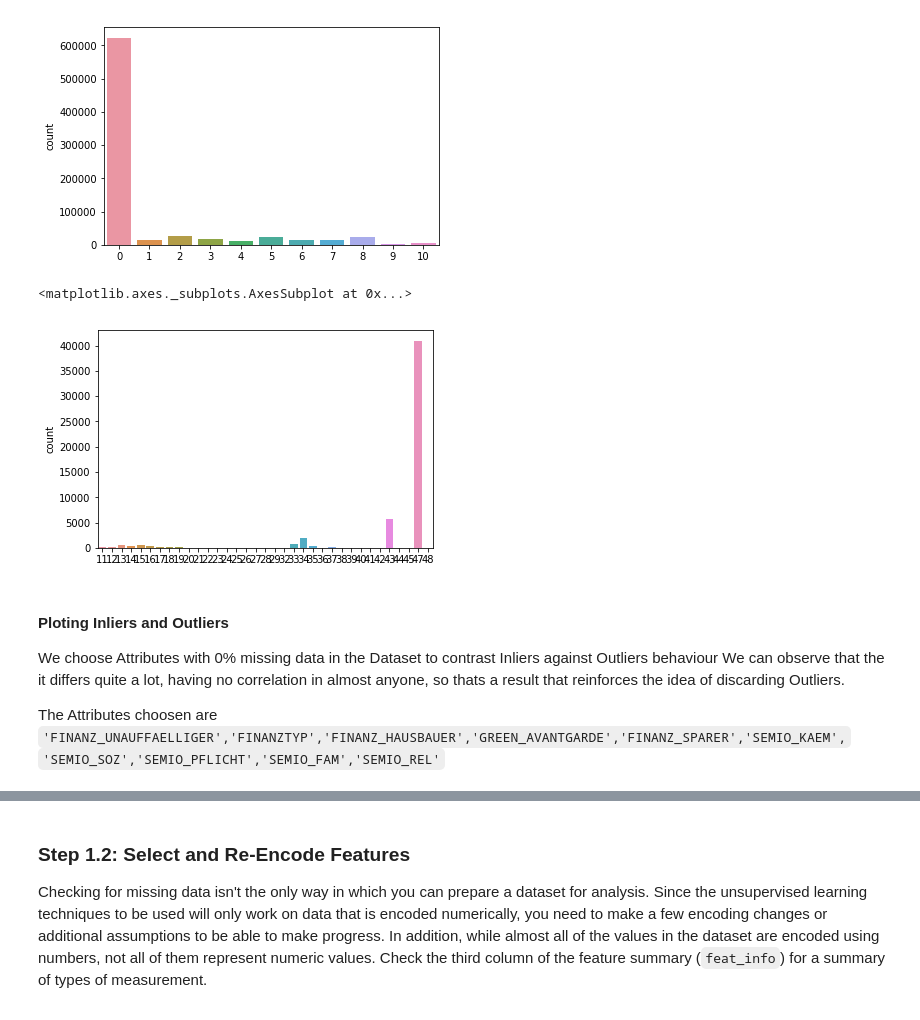
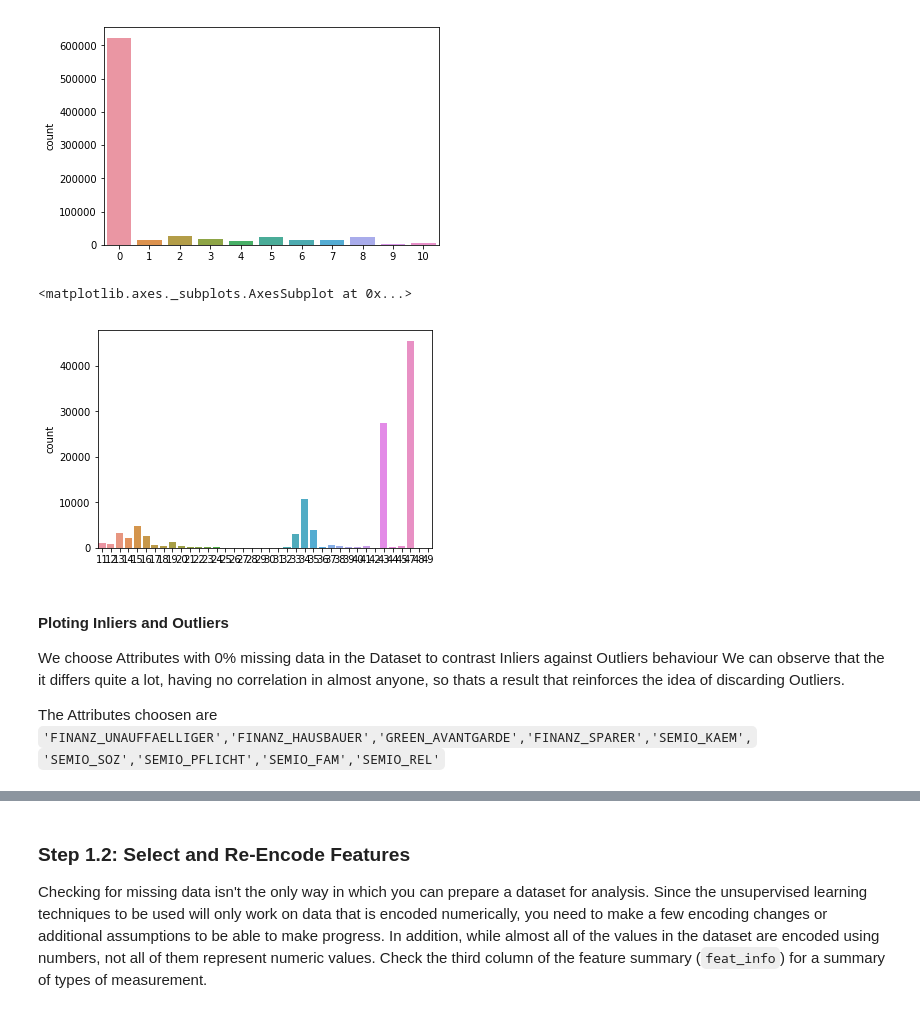
Before and after one commit to jackgara/identify_customer_segments, a Jupyter notebook: Identify_Customer_Segments.ipynb, the cells around one changed output, grey strips where cells are left out. Saved outputs shown, nothing was run; the diff lists cells and outputs as text; code cells hidden in the pictures.

```diff
--- a/Identify_Customer_Segments.ipynb
+++ b/Identify_Customer_Segments.ipynb
@@ -102,10 +97,10 @@ azdias.describe()
 8 rows × 81 columns
 # %%
 # check colums with all null or nan
-nan = azdias.isnull().all()
+nan = _azdias.isnull().all()
 print(nan.any()) # False ok, no column has all rows null
 
-nan = azdias.isnull().all()
+nan = _azdias.isnull().all()
 print(nan.any()) # False ok, no column has all rows null
 # %% [output]
 False
@@ -222,7 +217,7 @@ def get_missing_codes(attr, df):
     string = df.loc[df.attribute == attr].missing_or_unknown.iloc[0] #Serie index
     return parse_misses(string)
 # %%
-def populate_nans(df,missing,verbose=False):
+def populate_nans(df,feat_info,verbose=False):
     '''
     It maps unknown/missing values by column and transform them to nan values.
 
@@ -232,7 +227,7 @@ def populate_nans(df,missing,verbose=False):
 
     # Looping through columns with unkown values:
     for i,att in enumerate(df.columns):
-        miss = get_missing_codes(att,missing)
+        miss = get_missing_codes(att,feat_info)
         if verbose:
             print("Replacing {} to NaN in Attribute {}".format(miss, att))
         else:
@@ -260,6 +253,6 @@ From now on use <b>`_azdias` </b>to show the analytical process, and keep <b>`az
 # %%
-_azdias = populate_nans(azdias, feat_info, verbose=True)
-az_post_nans = get_nan_means(azdias)
+_azdias = populate_nans(_azdias, feat_info, verbose=True)
+az_post_nans = get_nan_means(_azdias)
 # %% [output]
 Replacing unknown/missing codes with NANs ........please wait
 Replacing ['-1', '0'] to NaN in Attribute AGER_TYP
@@ -449,9 +442,9 @@ def split_outliers(df,threshold=10):
 
     return df, outliers
 # %%
-_azdias, outliers = split_outliers(azdias)
-# print(azdias.shape)
-# print(outliers.shape)
+_azdias, _az_outliers = split_outliers(_azdias)
+# print(_azdias.shape)
+# print(_az_outliers.shape)
 # %% [output]
 Removing 111068 outliers rows from df
 Remaining 780153 rows on df
@@ -493,17 +463,17 @@ sns.countplot(_azdias.isnull().sum(axis=1))
 <matplotlib.axes._subplots.AxesSubplot at 0x...>
 [figure]
 # %%
-sns.countplot(outliers.isnull().sum(axis=1))
+sns.countplot(_az_outliers.isnull().sum(axis=1))
 # %% [output]
 <matplotlib.axes._subplots.AxesSubplot at 0x...>
-[figure, old version]
+[figure, new version]
 # %% [markdown]
 #### Ploting Inliers and Outliers
 
 We choose Attributes with 0% missing data in the Dataset to contrast Inliers against Outliers behaviour
 We can observe that the it differs quite a lot, having no correlation in almost anyone, so thats a result that reinforces the idea of discarding Outliers.
 
-The Attributes choosen are  `'FINANZ_UNAUFFAELLIGER','FINANZTYP','FINANZ_HAUSBAUER','GREEN_AVANTGARDE','FINANZ_SPARER','SEMIO_KAEM',`
+The Attributes choosen are  `'FINANZ_UNAUFFAELLIGER','FINANZ_HAUSBAUER','GREEN_AVANTGARDE','FINANZ_SPARER','SEMIO_KAEM',`
  `'SEMIO_SOZ','SEMIO_PFLICHT','SEMIO_FAM','SEMIO_REL'`
 # %%
 #"In order to know what to do with the outlier rows, we should see if the distribution of data values on columns
```
Also changed, not shown: parts of 96 cells of this notebook, 2 other files.
